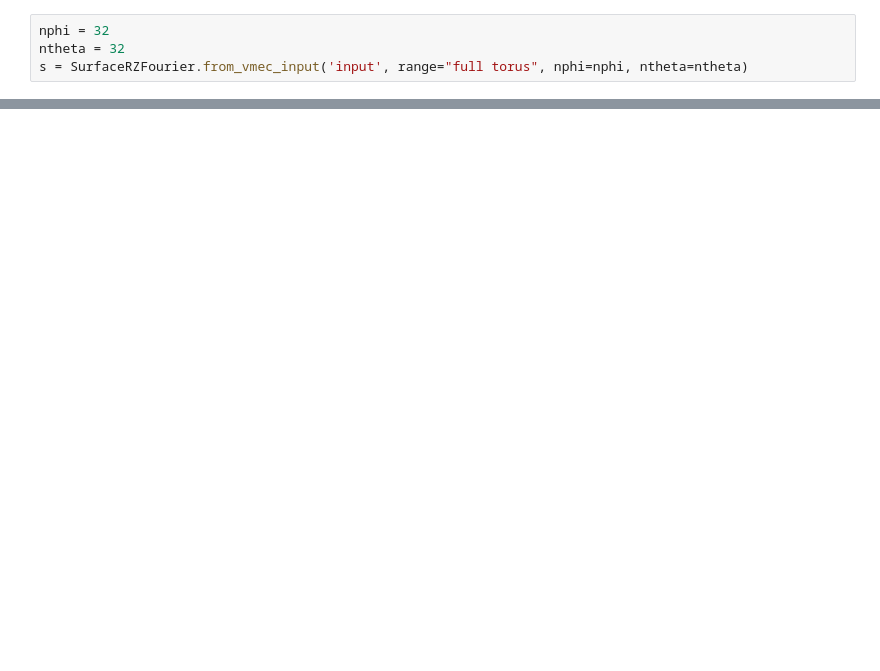
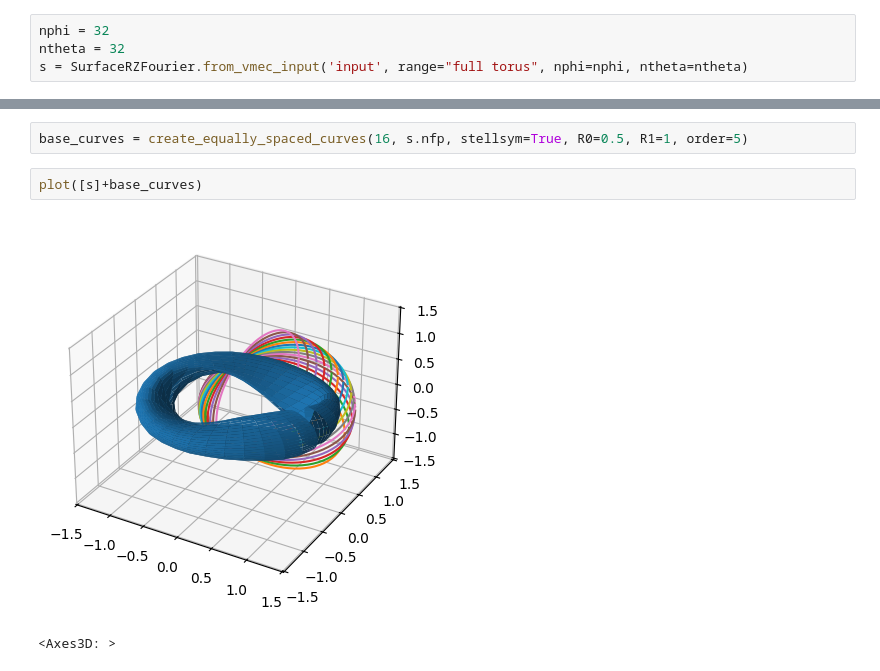
Before and after one commit to Elias-Gr/PlasmaPhysics, a Jupyter notebook: coil_optimisation.ipynb, the cells around one changed output, grey strips where cells are left out. Cells and saved outputs as stored; diff of their text form; blank space fills up the shorter version.

```diff
--- a/coil_optimisation.ipynb
+++ b/coil_optimisation.ipynb
@@ -19,0 +18,7 @@ Axes3D(0.22375,0.11;0.5775x0.77)
+# %%
+base_curves = create_equally_spaced_curves(16, s.nfp, stellsym=True, R0=0.5, R1=1, order=5)
+# %%
+plot([s]+base_curves)
+# %% [output]
+[figure, added]
+<Axes3D: >
```
Also changed, not shown: parts of 4 cells of this notebook, 2 other files.
